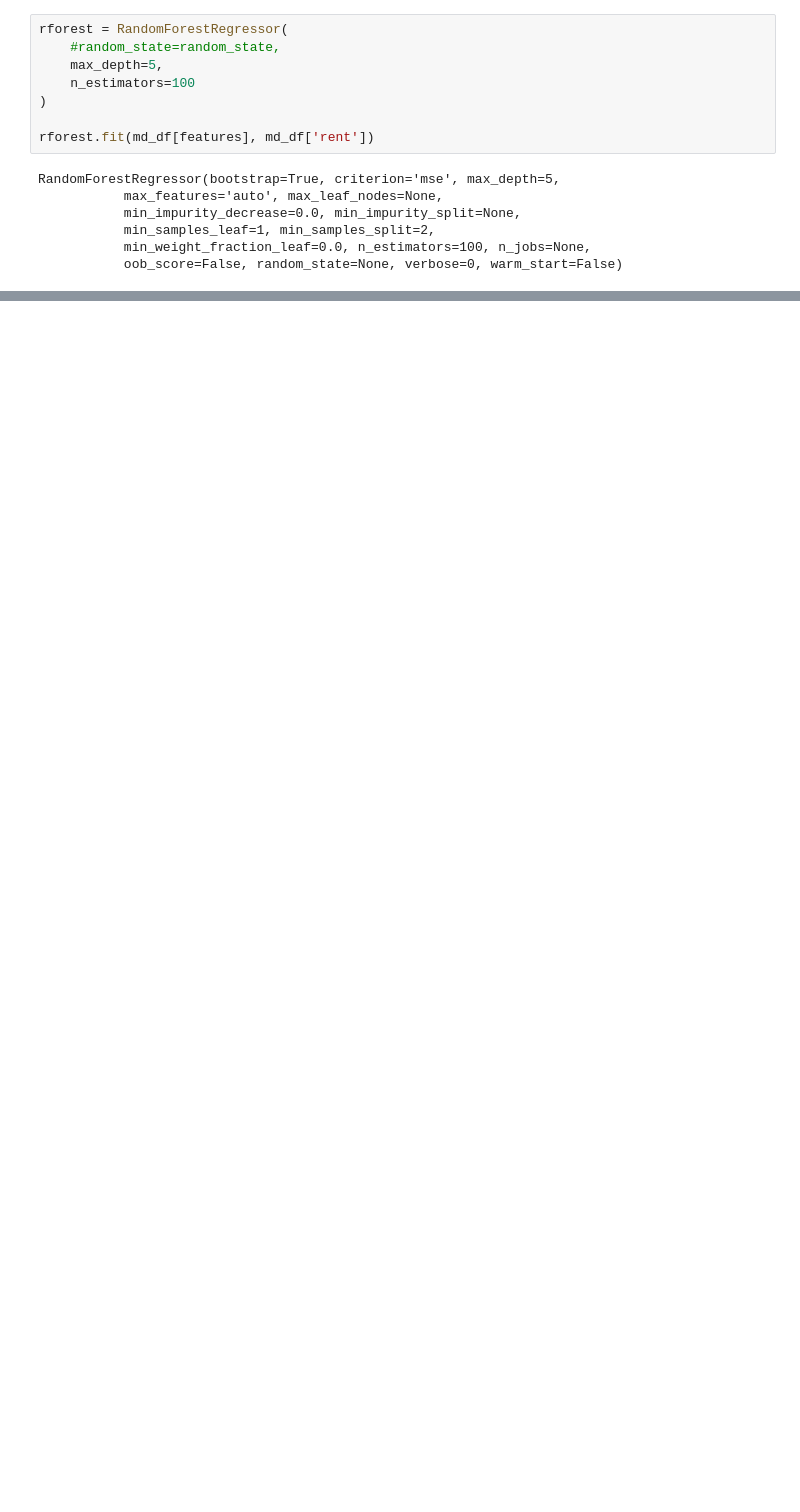
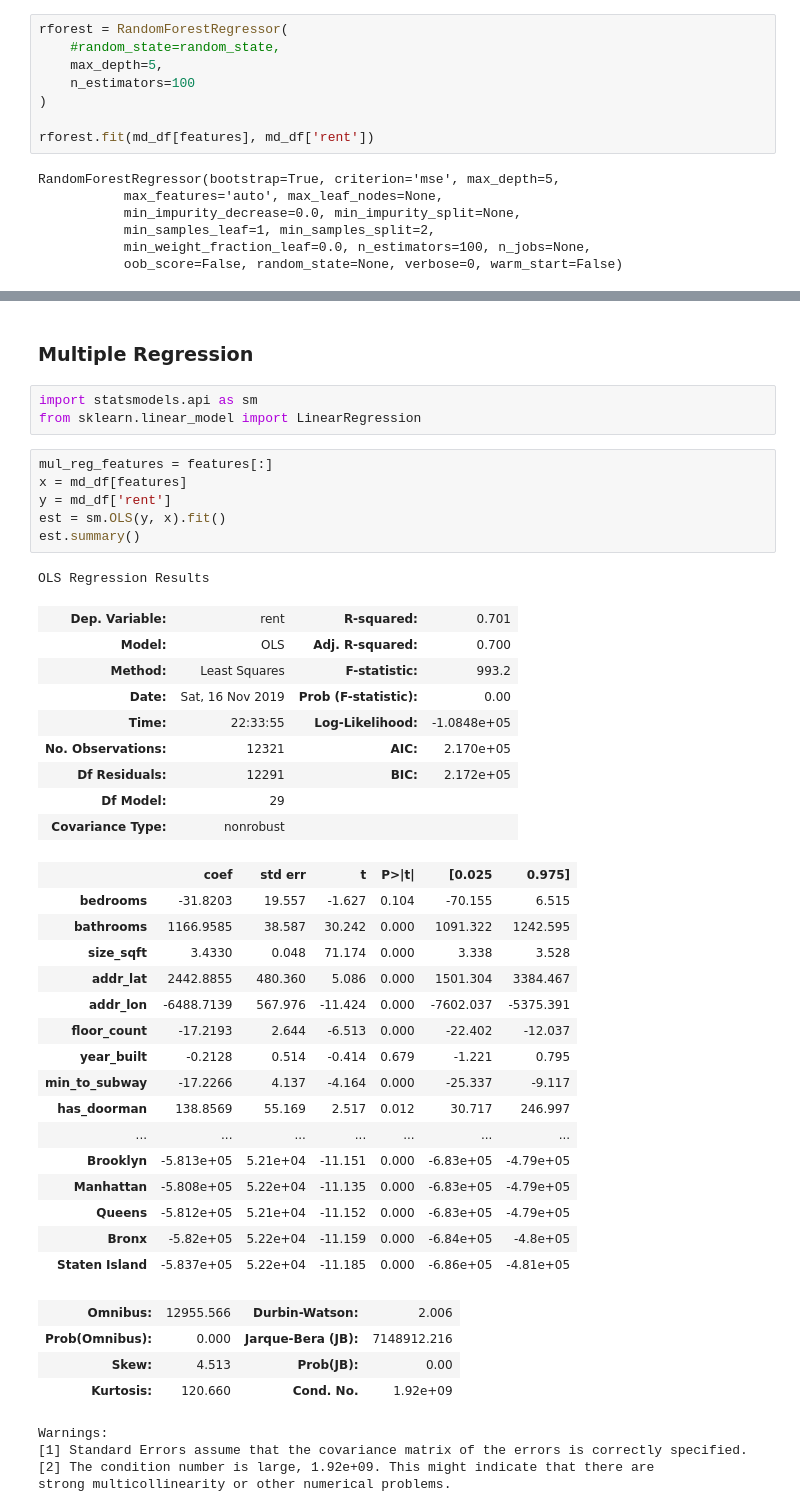
Before and after one commit to JiejayLan/data_science_project, a Jupyter notebook: main.ipynb, the cells around one changed output, grey strips where cells are left out. Drawn from its saved outputs; the diff is of its cells as text; blank space fills up the shorter version.

Commit message:
add Multiple Regression

```diff
--- a/main.ipynb
+++ b/main.ipynb
@@ -439,0 +446,46 @@ Staten Island   0.0
+# %% [markdown]
+### Multiple Regression
+# %%
+import statsmodels.api as sm
+from sklearn.linear_model import LinearRegression
+# %%
+mul_reg_features = features[:]
+x = md_df[features]
+y = md_df['rent']
+est = sm.OLS(y, x).fit()
+est.summary()
+# %% [output]
+OLS Regression Results
+| Dep. Variable: | rent | R-squared: | 0.701 |
+| Model: | OLS | Adj. R-squared: | 0.700 |
+| Method: | Least Squares | F-statistic: | 993.2 |
+| Date: | Sat, 16 Nov 2019 | Prob (F-statistic): | 0.00 |
+| Time: | 22:33:55 | Log-Likelihood: | -1.0848e+05 |
+| No. Observations: | 12321 | AIC: | 2.170e+05 |
+| Df Residuals: | 12291 | BIC: | 2.172e+05 |
+| Df Model: | 29 |  |  |
+| Covariance Type: | nonrobust |  |  |
+|  | coef | std err | t | P>|t| | [0.025 | 0.975] |
+| bedrooms | -31.8203 | 19.557 | -1.627 | 0.104 | -70.155 | 6.515 |
+| bathrooms | 1166.9585 | 38.587 | 30.242 | 0.000 | 1091.322 | 1242.595 |
+| size_sqft | 3.4330 | 0.048 | 71.174 | 0.000 | 3.338 | 3.528 |
+| addr_lat | 2442.8855 | 480.360 | 5.086 | 0.000 | 1501.304 | 3384.467 |
+| addr_lon | -6488.7139 | 567.976 | -11.424 | 0.000 | -7602.037 | -5375.391 |
+| floor_count | -17.2193 | 2.644 | -6.513 | 0.000 | -22.402 | -12.037 |
+| year_built | -0.2128 | 0.514 | -0.414 | 0.679 | -1.221 | 0.795 |
+| min_to_subway | -17.2266 | 4.137 | -4.164 | 0.000 | -25.337 | -9.117 |
+| has_doorman | 138.8569 | 55.169 | 2.517 | 0.012 | 30.717 | 246.997 |
+| ... | ... | ... | ... | ... | ... | ... |
+| Brooklyn | -5.813e+05 | 5.21e+04 | -11.151 | 0.000 | -6.83e+05 | -4.79e+05 |
+| Manhattan | -5.808e+05 | 5.22e+04 | -11.135 | 0.000 | -6.83e+05 | -4.79e+05 |
+| Queens | -5.812e+05 | 5.21e+04 | -11.152 | 0.000 | -6.83e+05 | -4.79e+05 |
+| Bronx | -5.82e+05 | 5.22e+04 | -11.159 | 0.000 | -6.84e+05 | -4.8e+05 |
+| Staten Island | -5.837e+05 | 5.22e+04 | -11.185 | 0.000 | -6.86e+05 | -4.81e+05 |
+| Omnibus: | 12955.566 | Durbin-Watson: | 2.006 |
+| Prob(Omnibus): | 0.000 | Jarque-Bera (JB): | 7148912.216 |
+| Skew: | 4.513 | Prob(JB): | 0.00 |
+| Kurtosis: | 120.660 | Cond. No. | 1.92e+09 |
+Warnings:
+[1] Standard Errors assume that the covariance matrix of the errors is correctly specified.
+[2] The condition number is large, 1.92e+09. This might indicate that there are
+strong multicollinearity or other numerical problems.
```
Also changed, not shown: parts of 5 cells of this notebook.
